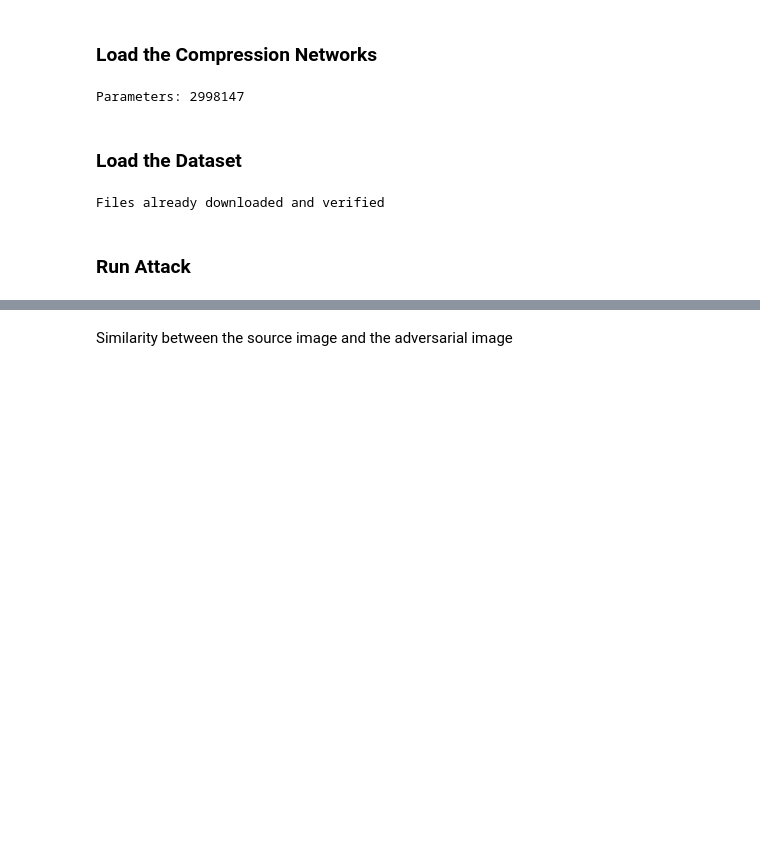
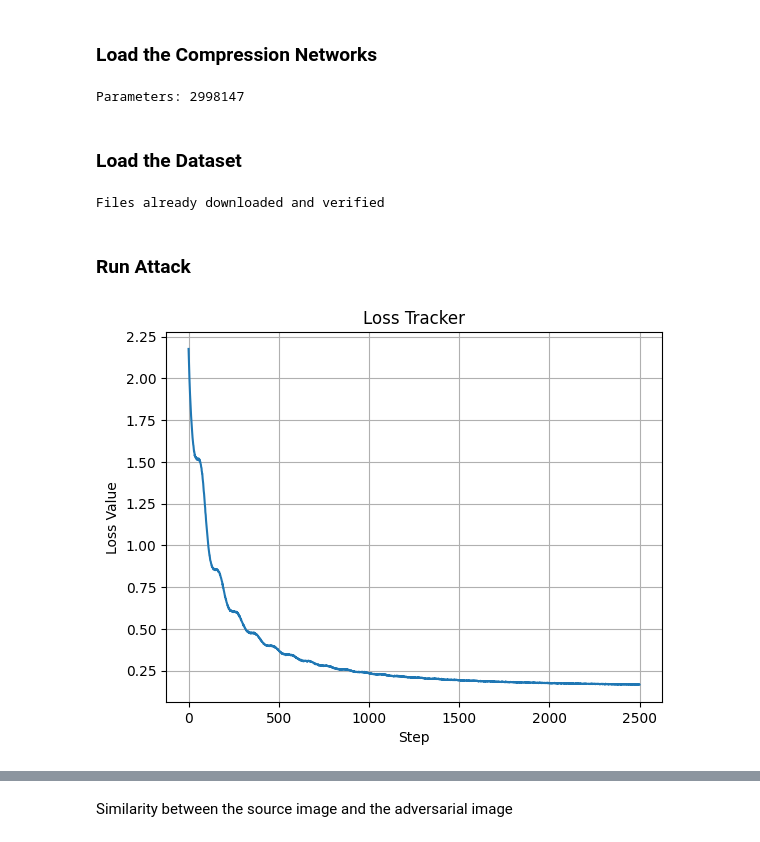
Before and after one commit to neddamj/nicsec, a Jupyter notebook: attack_neural_compression.ipynb, the cells around one changed output, grey strips where cells are left out. Drawn from its saved outputs; the diff is of its cells as text; code cells hidden in the pictures; blank space fills up the shorter version.

Commit message:
dedicated module to track stats of a variable over time

```diff
--- a/attack_neural_compression.ipynb
+++ b/attack_neural_compression.ipynb
@@ -51,9 +51,9 @@ Parameters: 2998147
 ### Load the Dataset
 # %%
 # Define the transformations
-img_size = 256
+img_WH = 256
 transform = transforms.Compose([
-    transforms.Resize((img_size, img_size)),
+    transforms.Resize((img_WH, img_WH)),
     transforms.ToTensor(),
 ])
 
@@ -66,10 +66,29 @@ dataloader = DataLoader(dataset, batch_size=32, shuffle=True, num_workers=4)
 Files already downloaded and verified
 # %% [markdown]
 ### Run Attack
+# %%
+class StatsMeter:
+    # Utility function to track statistics of a variable
+    # over time
+    def __init__(self) -> None:
+        self.data = []
+        self.avg = 0
+        self.sum = 0
+        self.count = 0
+        self.max = 0
+        self.min = float('inf')
+
+    def update(self, val : float, n : int = 1) -> None:
+        self.count += n
+        self.data.append(val)
+        self.sum = sum(self.data)
+        self.avg = self.sum / len(self.data)
+        self.max = max(self.data)
+        self.min = min(self.data)
 # %%
 x = dataset[0][0].unsqueeze(0).to(device)
 
-num_sources = 2
+num_sources = 1
 x_hat = [] #dataset[1][0].unsqueeze(0).to(device)
 for i, (images, label) in enumerate(dataloader):
     # num sources must be less than batch size
@@ -90,12 +109,11 @@ def pgd(
     ) -> List:
     # Get the embedding of the source image and make a copy of the target
     src_emb = model.forward(src_img)['y_hat']
-    target_baseline = target_img.clone()
+    #target_baseline = target_img.clone()
 
     # Track the best performance
     best_img = None
-    min_loss = float('inf')
-    loss_tracker = []
+    loss_tracker = StatsMeter()
 
     pbar = tqdm(range(num_steps))
     for _ in pbar:
@@ -110,11 +128,10 @@ def pgd(
             target_img.grad = target_img.grad * mask
         optimizer.step()
         scheduler.step()
-        loss_tracker.append(loss.item())
+        loss_tracker.update(loss.item())
 
         # Save the image that achieved the best performance
-        if loss.item() < min_loss:
-            min_loss = loss
+        if loss.item() == loss_tracker.min:
             best_img = target_img
 
     return best_img, loss_tracker
@@ -145,11 +162,13 @@ x_adv, loss_tracker = pgd(x, x_hat, model=net, optimizer=optimizer, scheduler=sc
 output = net.forward(x_adv)['x_hat']
 # %%
 # Show how the loss changed during optimization
-plt.plot(loss_tracker)
+plt.plot(loss_tracker.data)
 plt.xlabel('Step')
 plt.ylabel('Loss Value')
 plt.title('Loss Tracker')
 plt.grid()
 plt.show()
+# %% [output]
+[figure, added]
 # %%
 # Create a figure to hold the subplots
```
Also changed, not shown: parts of 9 cells of this notebook.
